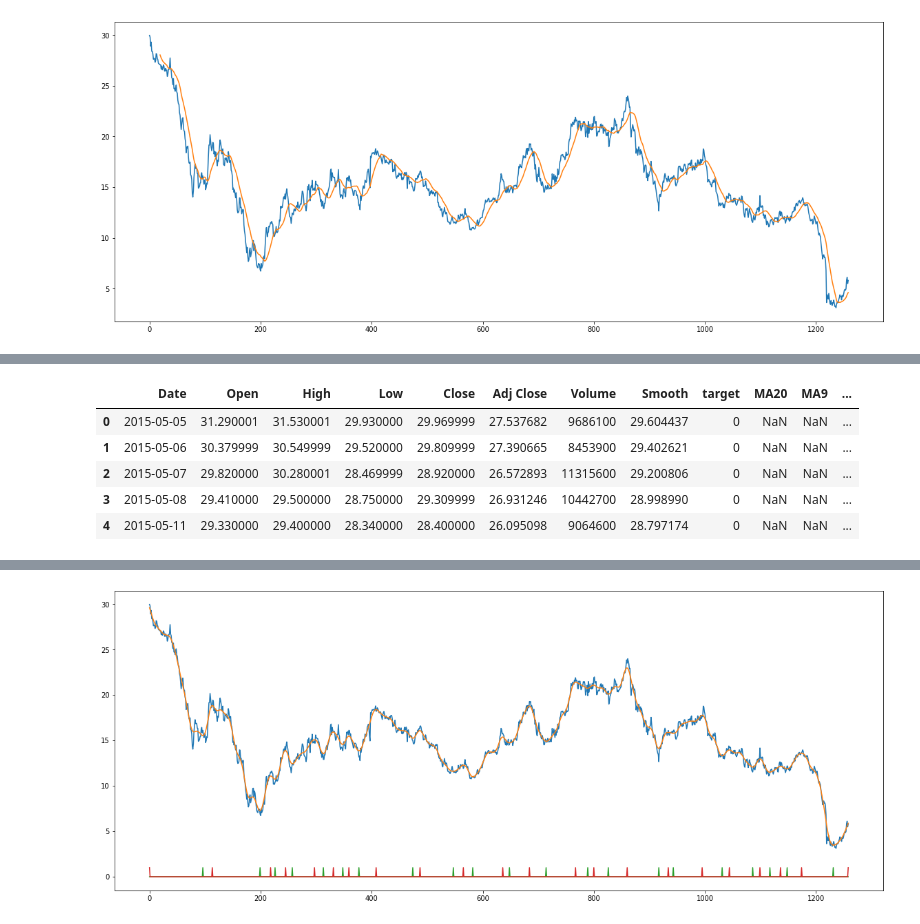
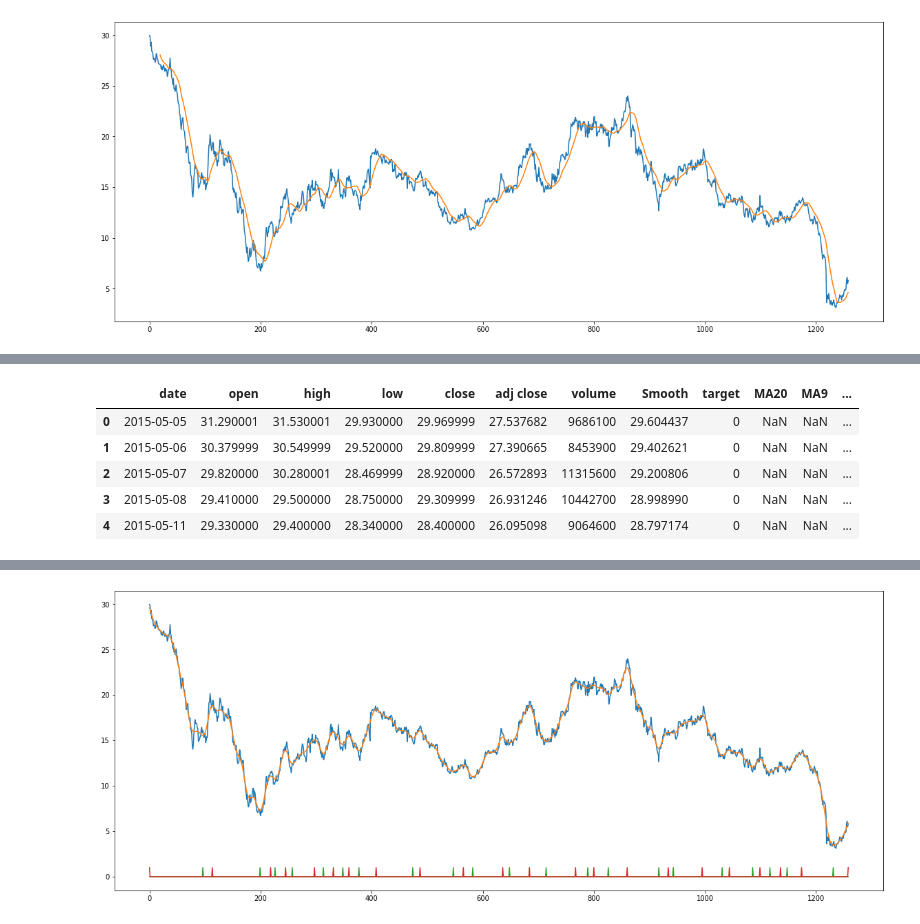
Before and after one commit to geomms/Predicting-Stock-Price-Lows-and-Highs, a Jupyter notebook: Logistic Regression Model.ipynb, the cells around one changed output, grey strips where cells are left out. Drawn from its saved outputs; the diff is of its cells as text; code cells hidden in the pictures.

```diff
--- a/Logistic Regression Model.ipynb
+++ b/Logistic Regression Model.ipynb
@@ -53,16 +59,19 @@ df=yf.download('mro',start='2015-05-05',end='2020-05-05')
 # %%
-ohlc['Smooth'] = savgol_filter(ohlc.Close, 21, 2)
+ohlc['Smooth'] = savgol_filter(ohlc.close, 21, 2)
 ohlc['Smooth'] = savgol_filter(ohlc.Smooth, 11, 2)
 ohlc['Smooth'] = savgol_filter(ohlc.Smooth, 11, 1)
 
+# Find local minima to identify buying opportunities
 local_min = argrelextrema(ohlc.Smooth.values, np.less_equal, order=10)[0].tolist()
 
+# Assign value of 1 to column if row is a local minimum
 target = 'target'
 ohlc[target] = 0
 ohlc.loc[local_min, target] = 1
 
+# Plot ticks to show
 plt.figure(figsize=(20,8))
-ohlc.Close.plot()
+ohlc.close.plot()
 ohlc.Smooth.plot()
 ohlc.target.plot()
 plt.show()
@@ -71,10 +84,11 @@ plt.show()
 # %%
-ohlc['MA20'] = ohlc.Close.rolling(20).mean()
-ohlc['MA9'] = ohlc.Close.rolling(9).mean()
+# Assign values to columns in dataframe and plot along prices
+ohlc['MA20'] = ohlc.close.rolling(20).mean()
+ohlc['MA9'] = ohlc.close.rolling(9).mean()
 ohlc['MACD'] = ohlc['MA20'] - ohlc['MA9']
 
 plt.figure(figsize=(20,8))
-ohlc.Close.plot()
+ohlc.close.plot()
 ohlc.MA20.plot()
 # hist.MACD.plot()
 plt.show()
@@ -92,19 +97,20 @@ ohlc.head()
 # %%
+# Function for slope
 def calc_slope(x):
     slope = np.polyfit(range(len(x)), x, 1)[0]
     return slope
 
 def calc_acc(x):
     slope = np.polyfit(range(len(x)), x, 2)[0]
     return slope
 
-ohlc['PctChange'] = ohlc.Close.pct_change()
-ohlc['Slope'] = ohlc.Close.rolling(9).apply(calc_slope)
-ohlc['Acc'] = ohlc.Close.rolling(11).apply(calc_slope)
+ohlc['PctChange'] = ohlc.close.pct_change()
+ohlc['Slope'] = ohlc.close.rolling(9).apply(calc_slope)
+ohlc['Acc'] = ohlc.close.rolling(11).apply(calc_slope)
 
 ohlc.head()
 # %% [output]
-|  | Date | Open | High | Low | Close | Adj Close | Volume | Smooth | target | MA20 | MA9 | ... |
+|  | date | open | high | low | close | adj close | volume | Smooth | target | MA20 | MA9 | ... |
 | 0 | 2015-05-05 | 31.290001 | 31.530001 | 29.930000 | 29.969999 | 27.537682 | 9686100 | 29.604437 | 0 | NaN | NaN | ... |
 | 1 | 2015-05-06 | 30.379999 | 30.549999 | 29.520000 | 29.809999 | 27.390665 | 8453900 | 29.402621 | 0 | NaN | NaN | ... |
 | 2 | 2015-05-07 | 29.820000 | 30.280001 | 28.469999 | 28.920000 | 26.572893 | 11315600 | 29.200806 | 0 | NaN | NaN | ... |
```
Also changed, not shown: parts of 52 cells of this notebook.
